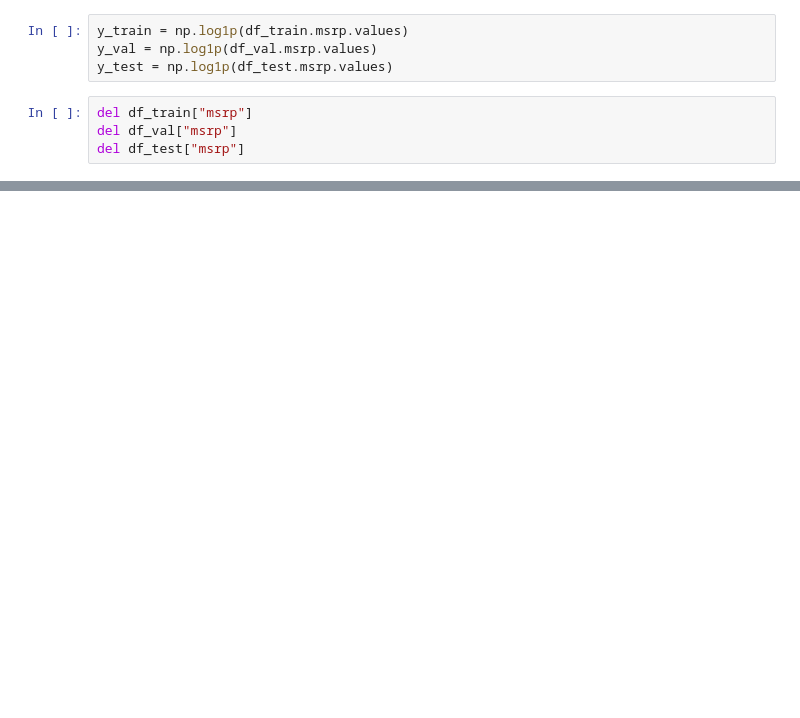
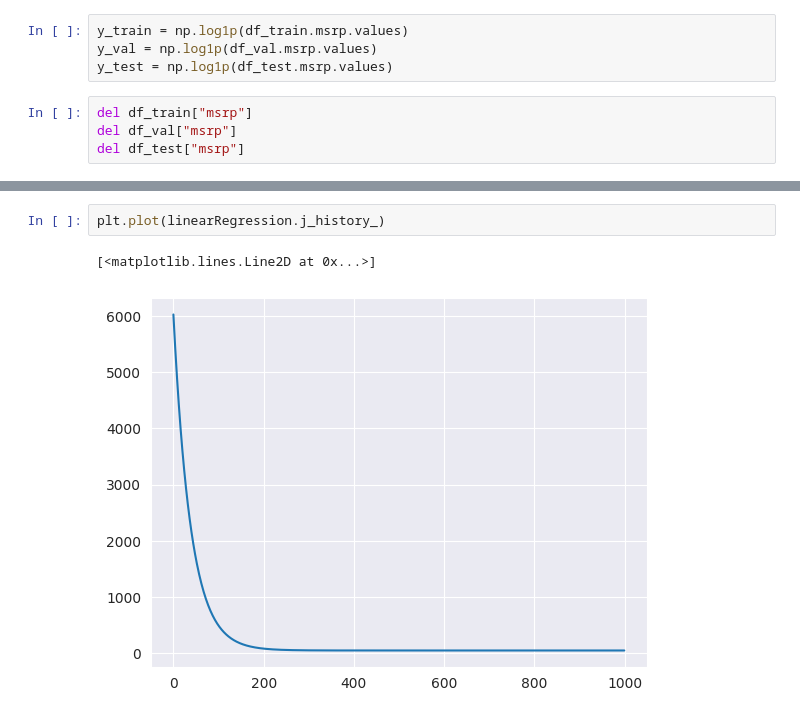
Before and after one commit to chanwinharold/ML_Zoomcamp, a Jupyter notebook: 02_car_price_prediction/notebook.ipynb, the cells around one changed output, grey strips where cells are left out. Cells and saved outputs as stored; diff of their text form; blank space fills up the shorter version.

```diff
--- a/02_car_price_prediction/notebook.ipynb
+++ b/02_car_price_prediction/notebook.ipynb
@@ -219,0 +289,5 @@ df_val.head()
+# %%
+plt.plot(linearRegression.j_history_)
+# %% [output]
+[<matplotlib.lines.Line2D at 0x...>]
+[figure, added]
```
Also changed, not shown: parts of 12 cells of this notebook.
